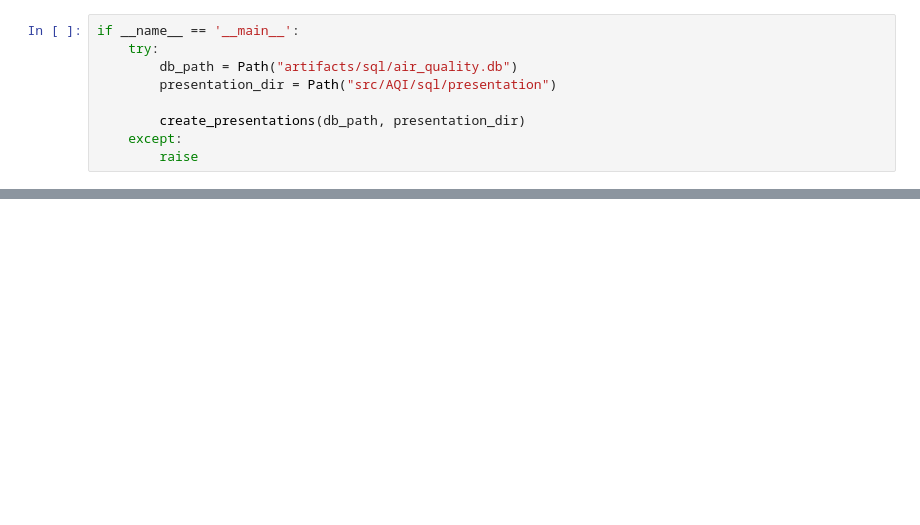
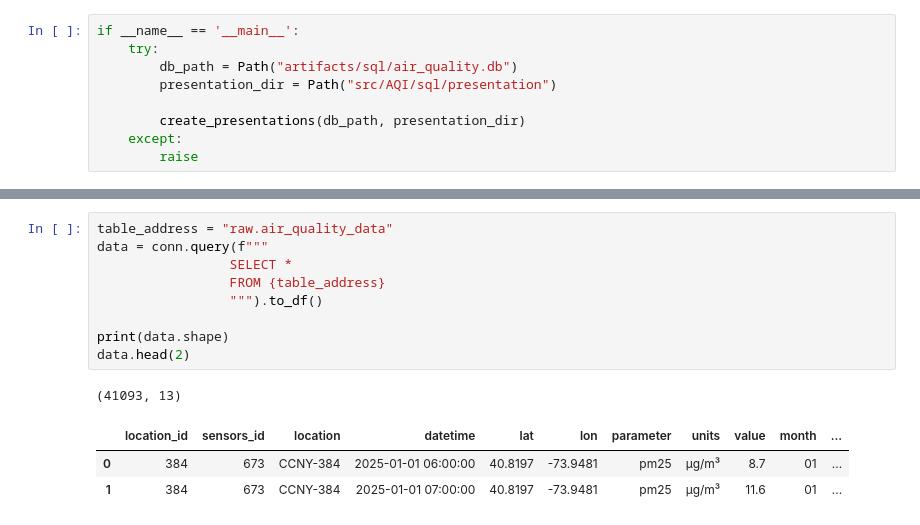
Before and after one commit to Vish501/Live-Air-Quality, a Jupyter notebook: research/testing-01-database-manager.ipynb, the cells around one changed output, grey strips where cells are left out. Cells and saved outputs as stored; diff of their text form; blank space fills up the shorter version.

```diff
--- a/research/testing-01-database-manager.ipynb
+++ b/research/testing-01-database-manager.ipynb
@@ -423,0 +436,14 @@ if __name__ == '__main__':
+# %%
+table_address = "raw.air_quality_data"
+data = conn.query(f"""
+                 SELECT *
+                 FROM {table_address}
+                 """).to_df()
+
+print(data.shape)
+data.head(2)
+# %% [output]
+(41093, 13)
+|  | location_id | sensors_id | location | datetime | lat | lon | parameter | units | value | month | ... |
+| 0 | 384 | 673 | CCNY-384 | 2025-01-01 06:00:00 | 40.8197 | -73.9481 | pm25 | µg/m³ | 8.7 | 01 | ... |
+| 1 | 384 | 673 | CCNY-384 | 2025-01-01 07:00:00 | 40.8197 | -73.9481 | pm25 | µg/m³ | 11.6 | 01 | ... |
```
Also changed, not shown: parts of 10 cells of this notebook.
